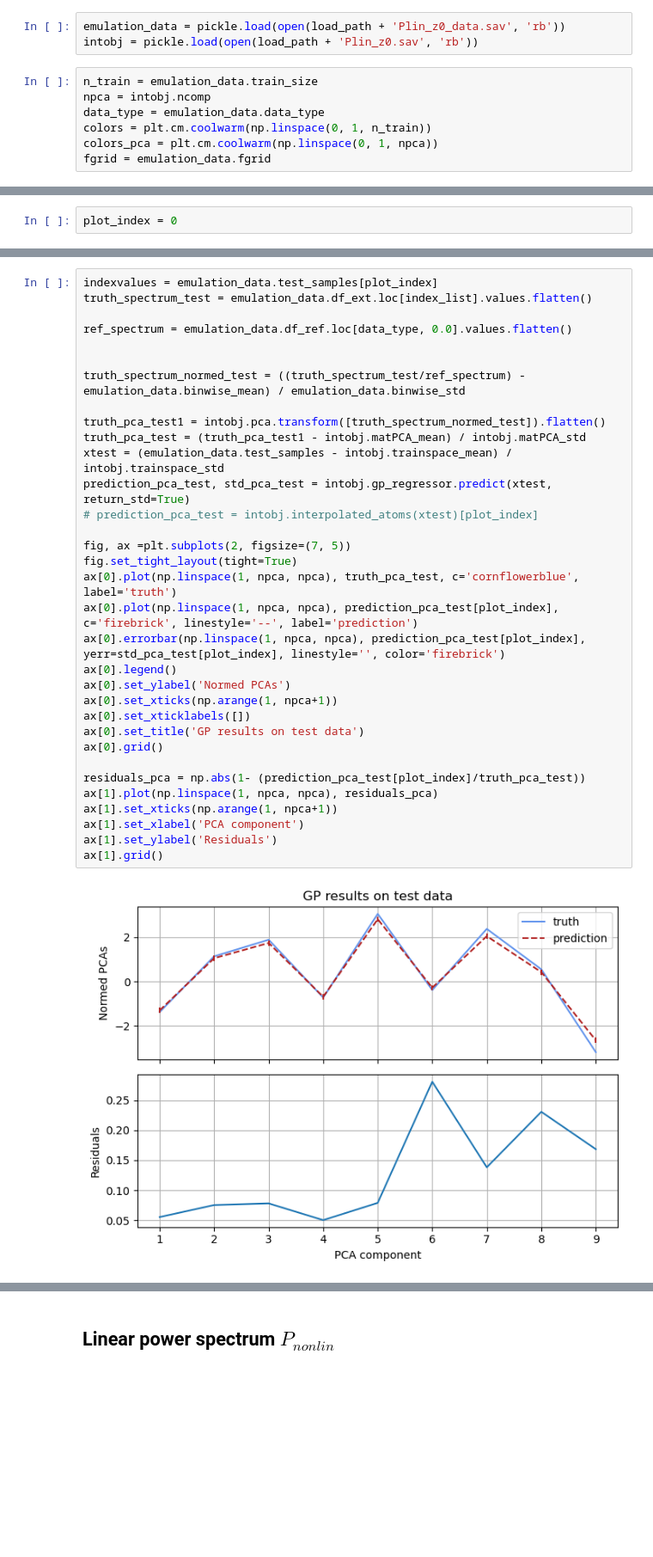
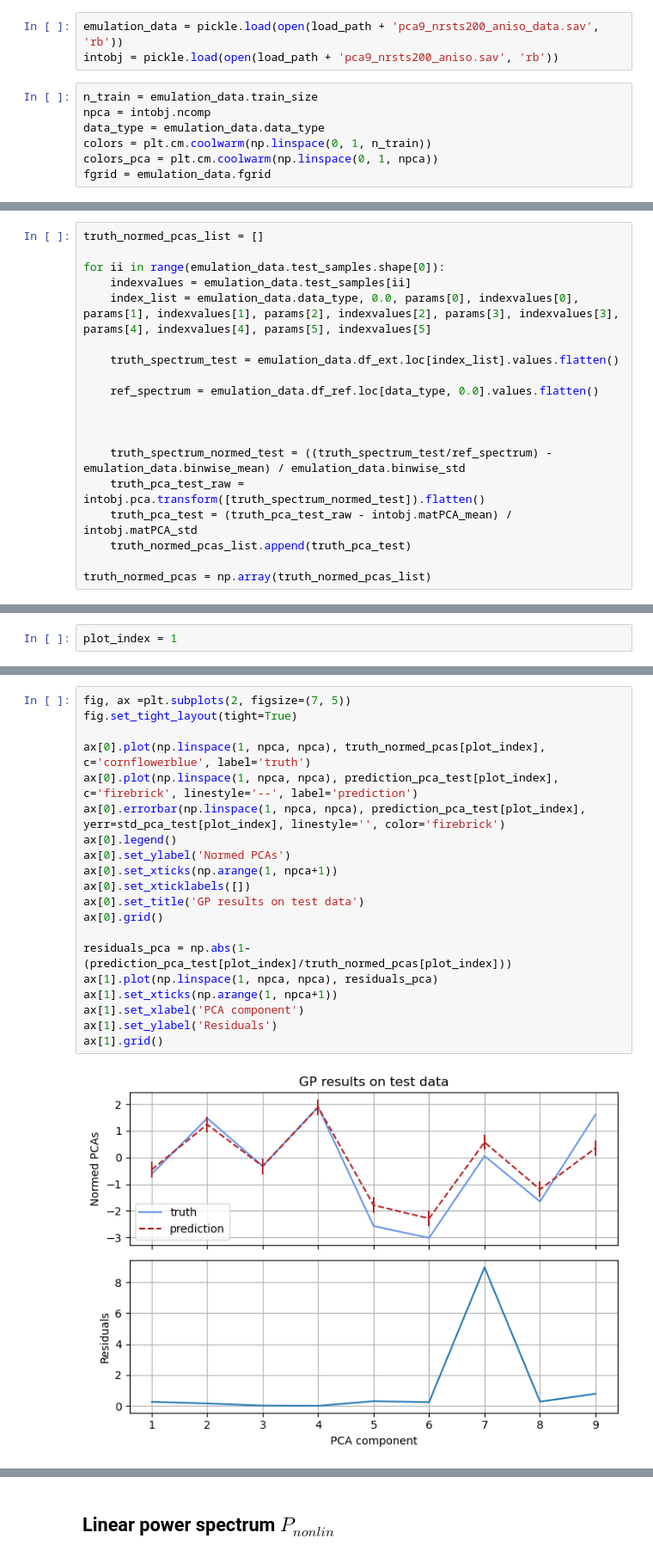
Before and after one commit to santiagocasas/looti, a Jupyter notebook: notebooks/test_performance.ipynb, the cells around one changed output, grey strips where cells are left out. Shown at 86% size. Saved outputs shown, nothing was run; the diff lists cells and outputs as text; blank space fills up the shorter version.

```diff
--- a/notebooks/test_performance.ipynb
+++ b/notebooks/test_performance.ipynb
@@ -21,8 +21,8 @@ load_path = '../interpolators/class_Asw0wa_DP/'
 # %% [markdown]
 Load the data set and the trained emulator
 # %%
-emulation_data = pickle.load(open(load_path + 'Plin_z0_data.sav', 'rb'))
-intobj = pickle.load(open(load_path + 'Plin_z0.sav', 'rb'))
+emulation_data = pickle.load(open(load_path + 'pca9_nrsts200_aniso_data.sav', 'rb'))
+intobj = pickle.load(open(load_path + 'pca9_nrsts200_aniso.sav', 'rb'))
 # %%
 n_train = emulation_data.train_size
 npca = intobj.ncomp
@@ -103,0 +89,19 @@ Text(0, 0.5, 'Normed Input Values')
+# %%
+truth_normed_pcas_list = []
+
+for ii in range(emulation_data.test_samples.shape[0]):
+    indexvalues = emulation_data.test_samples[ii]
+    index_list = emulation_data.data_type, 0.0, params[0], indexvalues[0], params[1], indexvalues[1], params[2], indexvalues[2], params[3], indexvalues[3], params[4], indexvalues[4], params[5], indexvalues[5]
+
+    truth_spectrum_test = emulation_data.df_ext.loc[index_list].values.flatten()
+
+    ref_spectrum = emulation_data.df_ref.loc[data_type, 0.0].values.flatten()
+
+
+
+    truth_spectrum_normed_test = ((truth_spectrum_test/ref_spectrum) - emulation_data.binwise_mean) / emulation_data.binwise_std
+    truth_pca_test_raw = intobj.pca.transform([truth_spectrum_normed_test]).flatten()
+    truth_pca_test = (truth_pca_test_raw - intobj.matPCA_mean) / intobj.matPCA_std
+    truth_normed_pcas_list.append(truth_pca_test)
+
+truth_normed_pcas = np.array(truth_normed_pcas_list)
@@ -104,2 +135,2 @@ Text(0, 0.5, 'Normed Input Values')
 # %%
-plot_index = 0
+plot_index = 1
@@ -186,36 +137,23 @@ IndexError: index 9 is out of bounds for axis 1 with size 9
 # %%
-indexvalues = emulation_data.test_samples[plot_index]
-truth_spectrum_test = emulation_data.df_ext.loc[index_list].values.flatten()
-
-ref_spectrum = emulation_data.df_ref.loc[data_type, 0.0].values.flatten()
-
-
-truth_spectrum_normed_test = ((truth_spectrum_test/ref_spectrum) - emulation_data.binwise_mean) / emulation_data.binwise_std
-
-truth_pca_test1 = intobj.pca.transform([truth_spectrum_normed_test]).flatten()
-truth_pca_test = (truth_pca_test1 - intobj.matPCA_mean) / intobj.matPCA_std
-xtest = (emulation_data.test_samples - intobj.trainspace_mean) / intobj.trainspace_std
-prediction_pca_test, std_pca_test = intobj.gp_regressor.predict(xtest, return_std=True)
-# prediction_pca_test = intobj.interpolated_atoms(xtest)[plot_index]
-
 fig, ax =plt.subplots(2, figsize=(7, 5))
 fig.set_tight_layout(tight=True)
-ax[0].plot(np.linspace(1, npca, npca), truth_pca_test, c='cornflowerblue', label='truth')
+
+ax[0].plot(np.linspace(1, npca, npca), truth_normed_pcas[plot_index], c='cornflowerblue', label='truth')
 ax[0].plot(np.linspace(1, npca, npca), prediction_pca_test[plot_index], c='firebrick', linestyle='--', label='prediction')
 ax[0].errorbar(np.linspace(1, npca, npca), prediction_pca_test[plot_index], yerr=std_pca_test[plot_index], linestyle='', color='firebrick')
 ax[0].legend()
 ax[0].set_ylabel('Normed PCAs')
 ax[0].set_xticks(np.arange(1, npca+1))
 ax[0].set_xticklabels([])
 ax[0].set_title('GP results on test data')
 ax[0].grid()
 
-residuals_pca = np.abs(1- (prediction_pca_test[plot_index]/truth_pca_test))
+residuals_pca = np.abs(1- (prediction_pca_test[plot_index]/truth_normed_pcas[plot_index]))
 ax[1].plot(np.linspace(1, npca, npca), residuals_pca)
 ax[1].set_xticks(np.arange(1, npca+1))
 ax[1].set_xlabel('PCA component')
 ax[1].set_ylabel('Residuals')
 ax[1].grid()
 # %% [output]
-[figure, old version]
+[figure, new version]
 # %%
```
Also changed, not shown: parts of 32 cells of this notebook, 14 other files.
